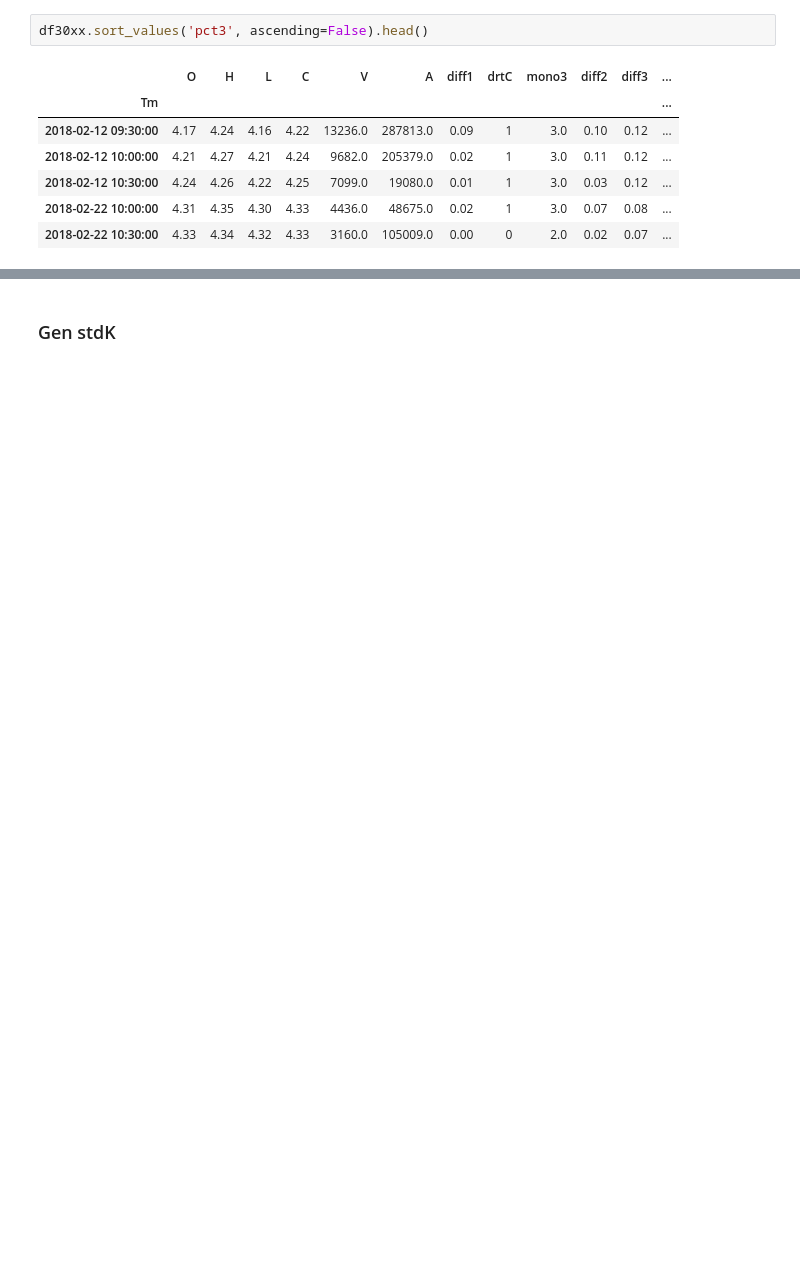
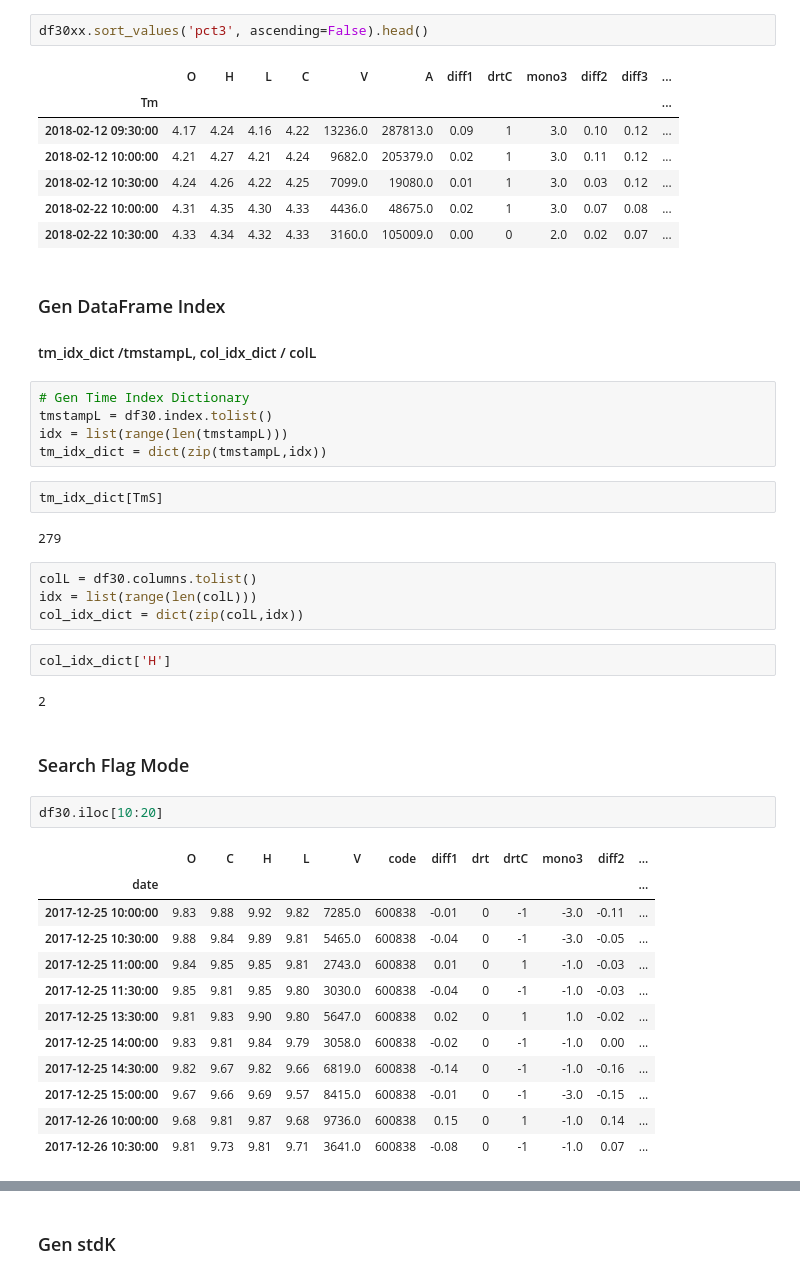
Before and after one commit to Audrey-Zhang/trading, a Jupyter notebook: 00.ipynb, the cells around one changed output, grey strips where cells are left out. Drawn from its saved outputs; the diff is of its cells as text; blank space fills up the shorter version.

```diff
--- a/00.ipynb
+++ b/00.ipynb
@@ -142,3 +182,40 @@ df30xx.sort_values('pct3', ascending=False).head()
 | 2018-02-12 10:30:00 | 4.24 | 4.26 | 4.22 | 4.25 | 7099.0 | 19080.0 | 0.01 | 1 | 3.0 | 0.03 | 0.12 | ... |
 | 2018-02-22 10:00:00 | 4.31 | 4.35 | 4.30 | 4.33 | 4436.0 | 48675.0 | 0.02 | 1 | 3.0 | 0.07 | 0.08 | ... |
 | 2018-02-22 10:30:00 | 4.33 | 4.34 | 4.32 | 4.33 | 3160.0 | 105009.0 | 0.00 | 0 | 2.0 | 0.02 | 0.07 | ... |
+# %% [markdown]
+### Gen DataFrame Index
+#### tm_idx_dict /tmstampL, col_idx_dict / colL
+# %%
+# Gen Time Index Dictionary
+tmstampL = df30.index.tolist()
+idx = list(range(len(tmstampL)))
+tm_idx_dict = dict(zip(tmstampL,idx))
+# %%
+tm_idx_dict[TmS]
+# %% [output]
+279
+# %%
+colL = df30.columns.tolist()
+idx = list(range(len(colL)))
+col_idx_dict = dict(zip(colL,idx))
+# %%
+col_idx_dict['H']
+# %% [output]
+2
+# %% [markdown]
+### Search Flag Mode
+# %%
+df30.iloc[10:20]
+# %% [output]
+|  | O | C | H | L | V | code | diff1 | drt | drtC | mono3 | diff2 | ... |
+| date |  |  |  |  |  |  |  |  |  |  |  | ... |
+| 2017-12-25 10:00:00 | 9.83 | 9.88 | 9.92 | 9.82 | 7285.0 | 600838 | -0.01 | 0 | -1 | -3.0 | -0.11 | ... |
+| 2017-12-25 10:30:00 | 9.88 | 9.84 | 9.89 | 9.81 | 5465.0 | 600838 | -0.04 | 0 | -1 | -3.0 | -0.05 | ... |
+| 2017-12-25 11:00:00 | 9.84 | 9.85 | 9.85 | 9.81 | 2743.0 | 600838 | 0.01 | 0 | 1 | -1.0 | -0.03 | ... |
+| 2017-12-25 11:30:00 | 9.85 | 9.81 | 9.85 | 9.80 | 3030.0 | 600838 | -0.04 | 0 | -1 | -1.0 | -0.03 | ... |
+| 2017-12-25 13:30:00 | 9.81 | 9.83 | 9.90 | 9.80 | 5647.0 | 600838 | 0.02 | 0 | 1 | 1.0 | -0.02 | ... |
+| 2017-12-25 14:00:00 | 9.83 | 9.81 | 9.84 | 9.79 | 3058.0 | 600838 | -0.02 | 0 | -1 | -1.0 | 0.00 | ... |
+| 2017-12-25 14:30:00 | 9.82 | 9.67 | 9.82 | 9.66 | 6819.0 | 600838 | -0.14 | 0 | -1 | -1.0 | -0.16 | ... |
+| 2017-12-25 15:00:00 | 9.67 | 9.66 | 9.69 | 9.57 | 8415.0 | 600838 | -0.01 | 0 | -1 | -3.0 | -0.15 | ... |
+| 2017-12-26 10:00:00 | 9.68 | 9.81 | 9.87 | 9.68 | 9736.0 | 600838 | 0.15 | 0 | 1 | -1.0 | 0.14 | ... |
+| 2017-12-26 10:30:00 | 9.81 | 9.73 | 9.81 | 9.71 | 3641.0 | 600838 | -0.08 | 0 | -1 | -1.0 | 0.07 | ... |
```
Also changed, not shown: parts of 43 cells of this notebook, 4 other files.
